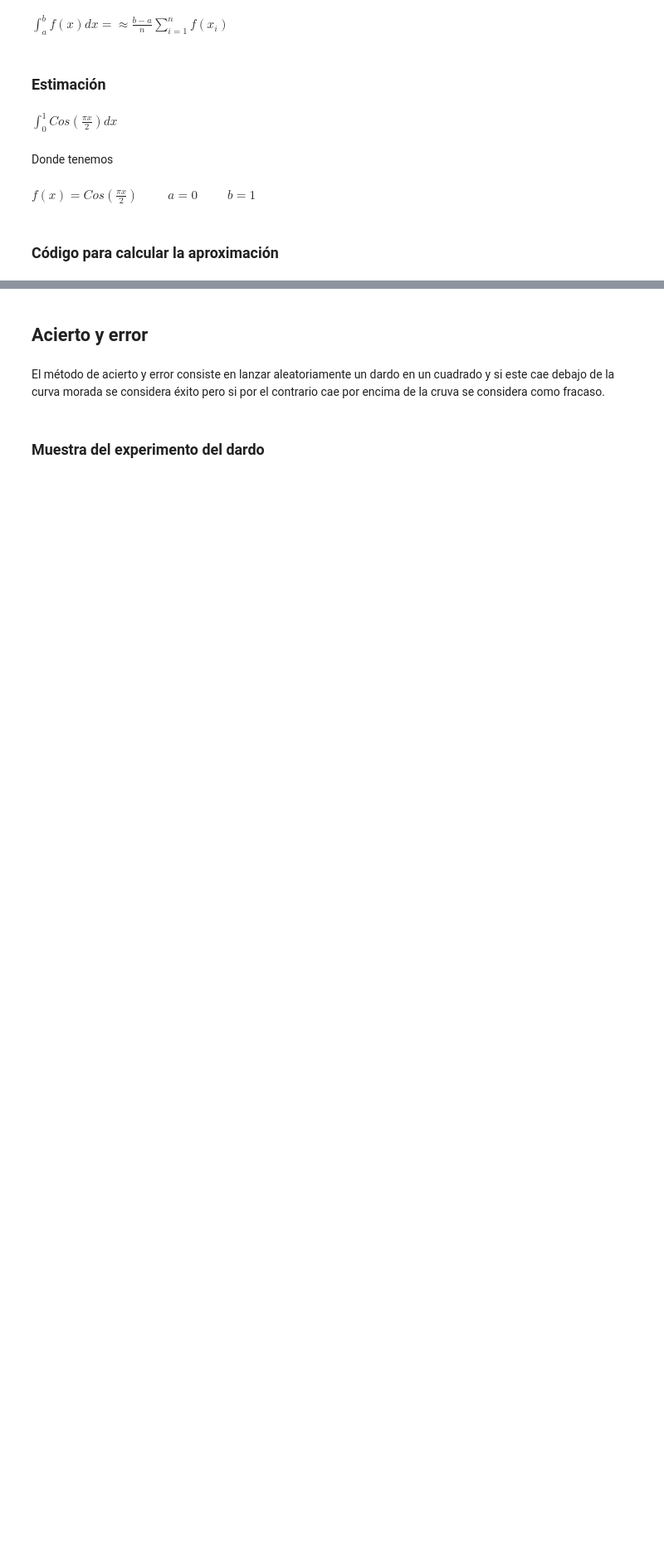
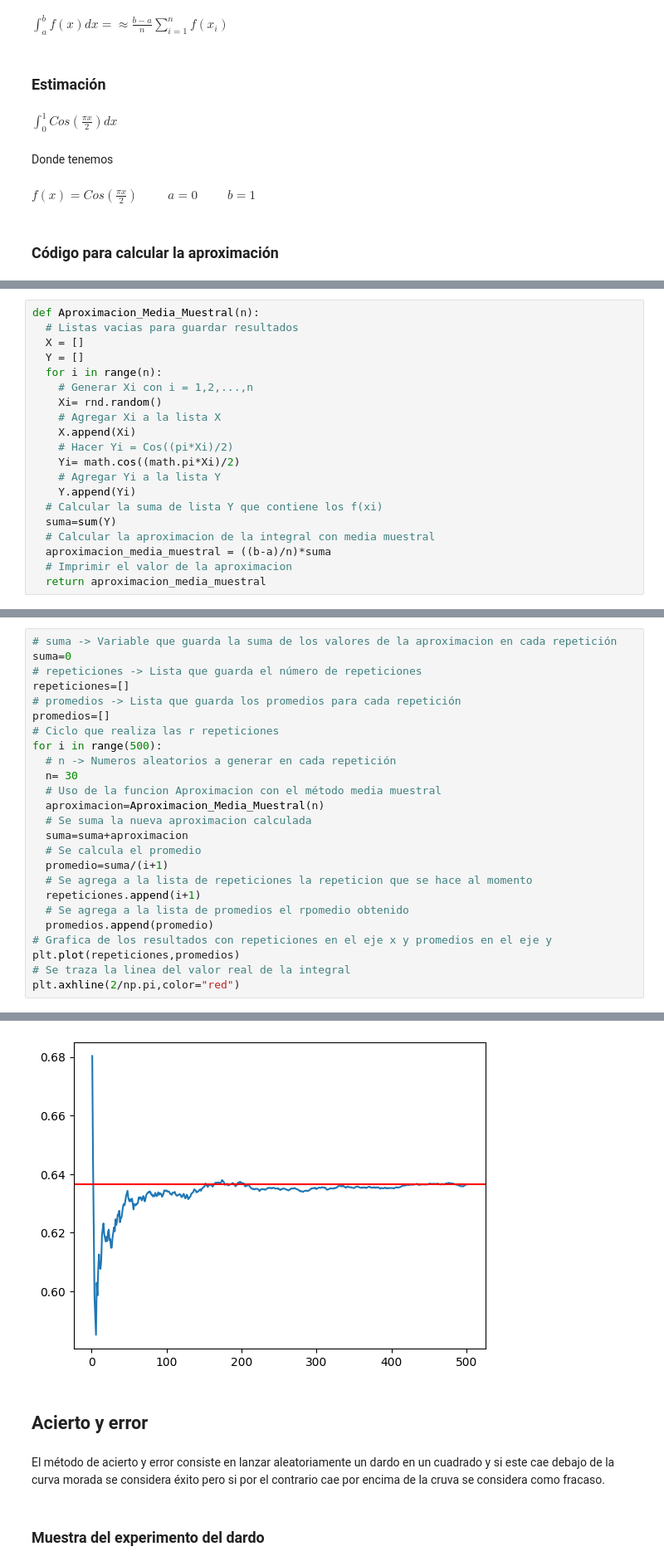
Before and after one commit to Wenypb/Simulacion, a Jupyter notebook: Montecarlo.ipynb, the cells around one changed output, grey strips where cells are left out. Shown at 83% size. Drawn from its saved outputs; the diff is of its cells as text; blank space fills up the shorter version.

```diff
--- a/Montecarlo.ipynb
+++ b/Montecarlo.ipynb
@@ -80,0 +85,20 @@ El valor aproximado de la integral es 0.637573052711961
+# %%
+def Aproximacion_Media_Muestral(n):
+  # Listas vacias para guardar resultados
+  X = []
+  Y = []
+  for i in range(n):
+    # Generar Xi con i = 1,2,...,n
+    Xi= rnd.random()
+    # Agregar Xi a la lista X
+    X.append(Xi)
+    # Hacer Yi = Cos((pi*Xi)/2)
+    Yi= math.cos((math.pi*Xi)/2)
+    # Agregar Yi a la lista Y
+    Y.append(Yi)
+  # Calcular la suma de lista Y que contiene los f(xi)
+  suma=sum(Y)
+  # Calcular la aproximacion de la integral con media muestral
+  aproximacion_media_muestral = ((b-a)/n)*suma
+  # Imprimir el valor de la aproximacion
+  return aproximacion_media_muestral
@@ -80,0 +109,26 @@ El valor aproximado de la integral es 0.637573052711961
+# %%
+# suma -> Variable que guarda la suma de los valores de la aproximacion en cada repetición
+suma=0
+# repeticiones -> Lista que guarda el número de repeticiones
+repeticiones=[]
+# promedios -> Lista que guarda los promedios para cada repetición
+promedios=[]
+# Ciclo que realiza las r repeticiones
+for i in range(500):
+  # n -> Numeros aleatorios a generar en cada repetición
+  n= 30
+  # Uso de la funcion Aproximacion con el método media muestral
+  aproximacion=Aproximacion_Media_Muestral(n)
+  # Se suma la nueva aproximacion calculada
+  suma=suma+aproximacion
+  # Se calcula el promedio
+  promedio=suma/(i+1)
+  # Se agrega a la lista de repeticiones la repeticion que se hace al momento
+  repeticiones.append(i+1)
+  # Se agrega a la lista de promedios el rpomedio obtenido
+  promedios.append(promedio)
+# Grafica de los resultados con repeticiones en el eje x y promedios en el eje y
+plt.plot(repeticiones,promedios)
+# Se traza la linea del valor real de la integral
+plt.axhline(2/np.pi,color="red")
+# %% [output]
@@ -81,3 +136,4 @@ El valor aproximado de la integral es 0.637573052711961
+[figure, added]
 # %% [markdown]
 ## **Acierto y error**
 # %% [markdown]
```
Also changed, not shown: parts of 36 cells of this notebook.
